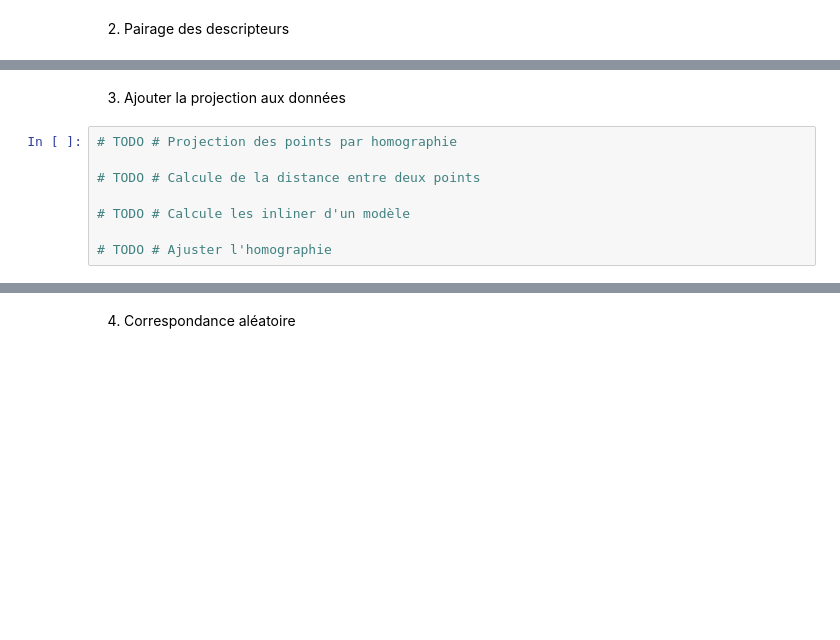
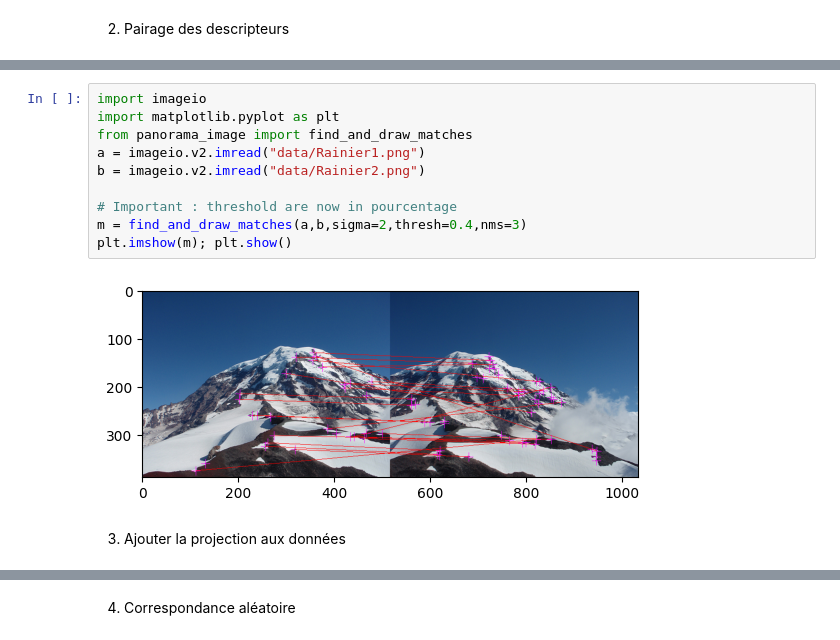
Before and after one commit to FrancoisHUP/TP2_INF889G, a Jupyter notebook: devoir2.ipynb, the cells around one changed output, grey strips where cells are left out. Drawn from its saved outputs; the diff is of its cells as text; blank space fills up the shorter version.

```diff
--- a/devoir2.ipynb
+++ b/devoir2.ipynb
@@ -237,10 +213,14 @@ plt.imshow(im_cd); plt.show()
+# %%
+import imageio
+import matplotlib.pyplot as plt
+from panorama_image import find_and_draw_matches
+a = imageio.v2.imread("data/Rainier1.png")
+b = imageio.v2.imread("data/Rainier2.png")
+
+# Important : threshold are now in pourcentage
+m = find_and_draw_matches(a,b,sigma=2,thresh=0.4,nms=3)
+plt.imshow(m); plt.show()
+# %% [output]
+[figure, added]
 # %% [markdown]
 3. Ajouter la projection aux données
-# %%
-# TODO # Projection des points par homographie
-
-# TODO # Calcule de la distance entre deux points
-
-# TODO # Calcule les inliner d'un modèle
-
-# TODO # Ajuster l'homographie
```
Also changed, not shown: parts of 32 cells of this notebook, 1 other file.
